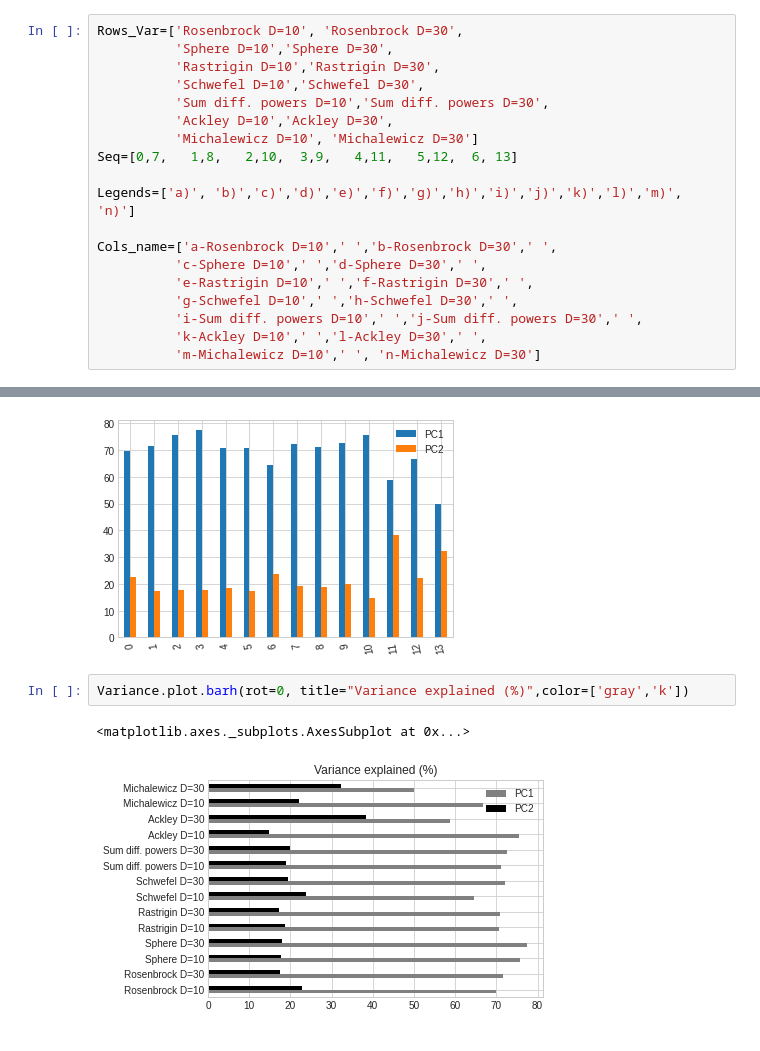
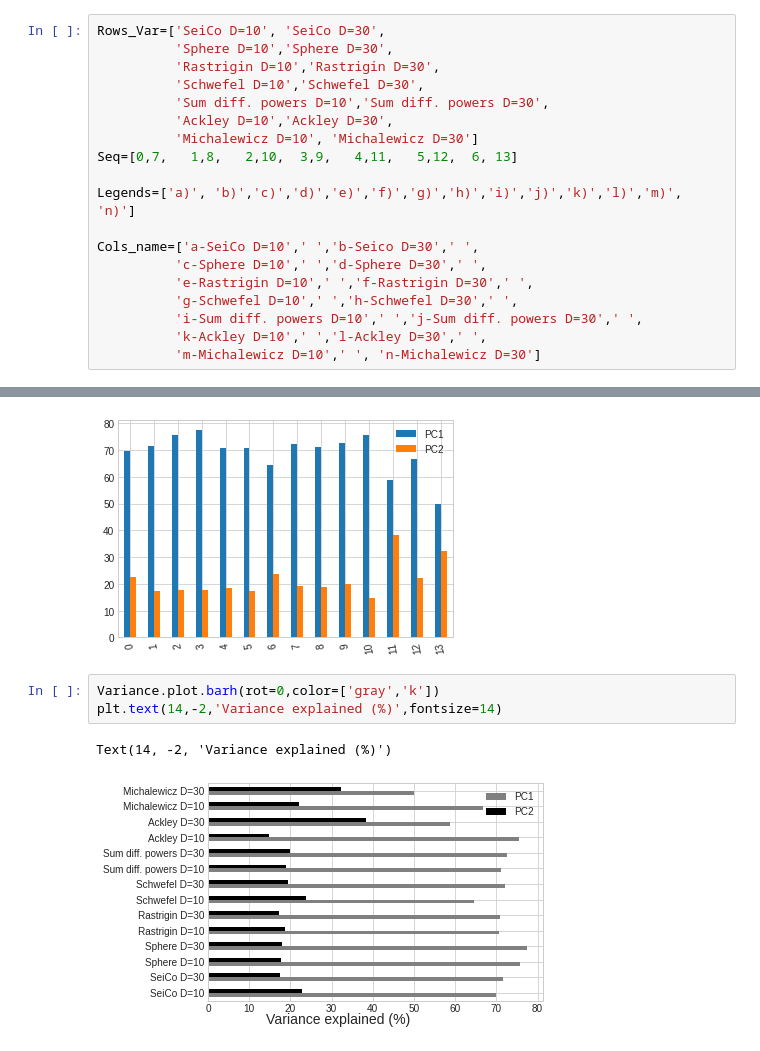
Before and after one commit to ucfilho/raianars_june_2020, a Jupyter notebook: Figure_05_and_06_paper_PCA_all_functions_from_zip_jun_24_2020.ipynb, the cells around one changed output, grey strips where cells are left out. Saved outputs shown, nothing was run; the diff lists cells and outputs as text.

```diff
--- a/Figure_05_and_06_paper_PCA_all_functions_from_zip_jun_24_2020.ipynb
+++ b/Figure_05_and_06_paper_PCA_all_functions_from_zip_jun_24_2020.ipynb
@@ -61,7 +61,7 @@ i= 11 2019-10-07_14h35min_DE_Sum_of_different_powers_30.csv
 i= 12 2019-10-07_14h53min_DE_Ackley_30.csv
 i= 13 2019-10-07_15h14min_DE_Michalewicz_30.csv
 # %%
-Rows_Var=['Rosenbrock D=10', 'Rosenbrock D=30',
+Rows_Var=['SeiCo D=10', 'SeiCo D=30',
           'Sphere D=10','Sphere D=30',
           'Rastrigin D=10','Rastrigin D=30',
           'Schwefel D=10','Schwefel D=30',
@@ -72,7 +72,7 @@ Seq=[0,7,   1,8,   2,10,  3,9,   4,11,   5,12,  6, 13]
 
 Legends=['a)', 'b)','c)','d)','e)','f)','g)','h)','i)','j)','k)','l)','m)', 'n)']
 
-Cols_name=['a-Rosenbrock D=10',' ','b-Rosenbrock D=30',' ',
+Cols_name=['a-SeiCo D=10',' ','b-Seico D=30',' ',
           'c-Sphere D=10',' ','d-Sphere D=30',' ',
           'e-Rastrigin D=10',' ','f-Rastrigin D=30',' ',
           'g-Schwefel D=10',' ','h-Schwefel D=30',' ',
@@ -191,7 +191,8 @@ ax = Variance_explained.plot.bar(rot=100)
 # %% [output]
 [figure]
 # %%
-Variance.plot.barh(rot=0, title="Variance explained (%)",color=['gray','k'])
+Variance.plot.barh(rot=0,color=['gray','k'])
+plt.text(14,-2,'Variance explained (%)',fontsize=14)
 # %% [output]
-<matplotlib.axes._subplots.AxesSubplot at 0x...>
+Text(14, -2, 'Variance explained (%)')
-[figure, old version]
+[figure, new version]
```
Also changed, not shown: parts of 2 cells of this notebook.
